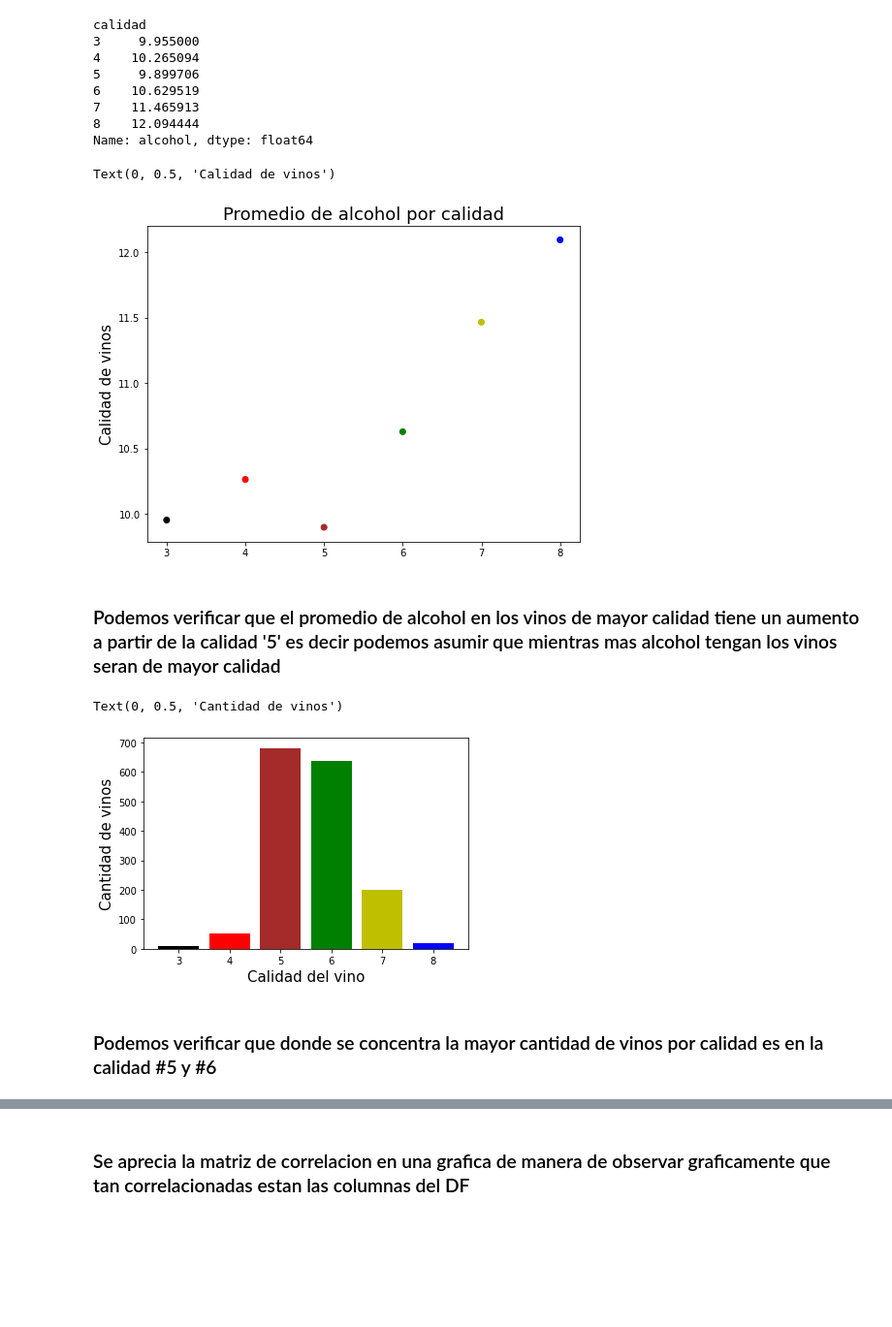
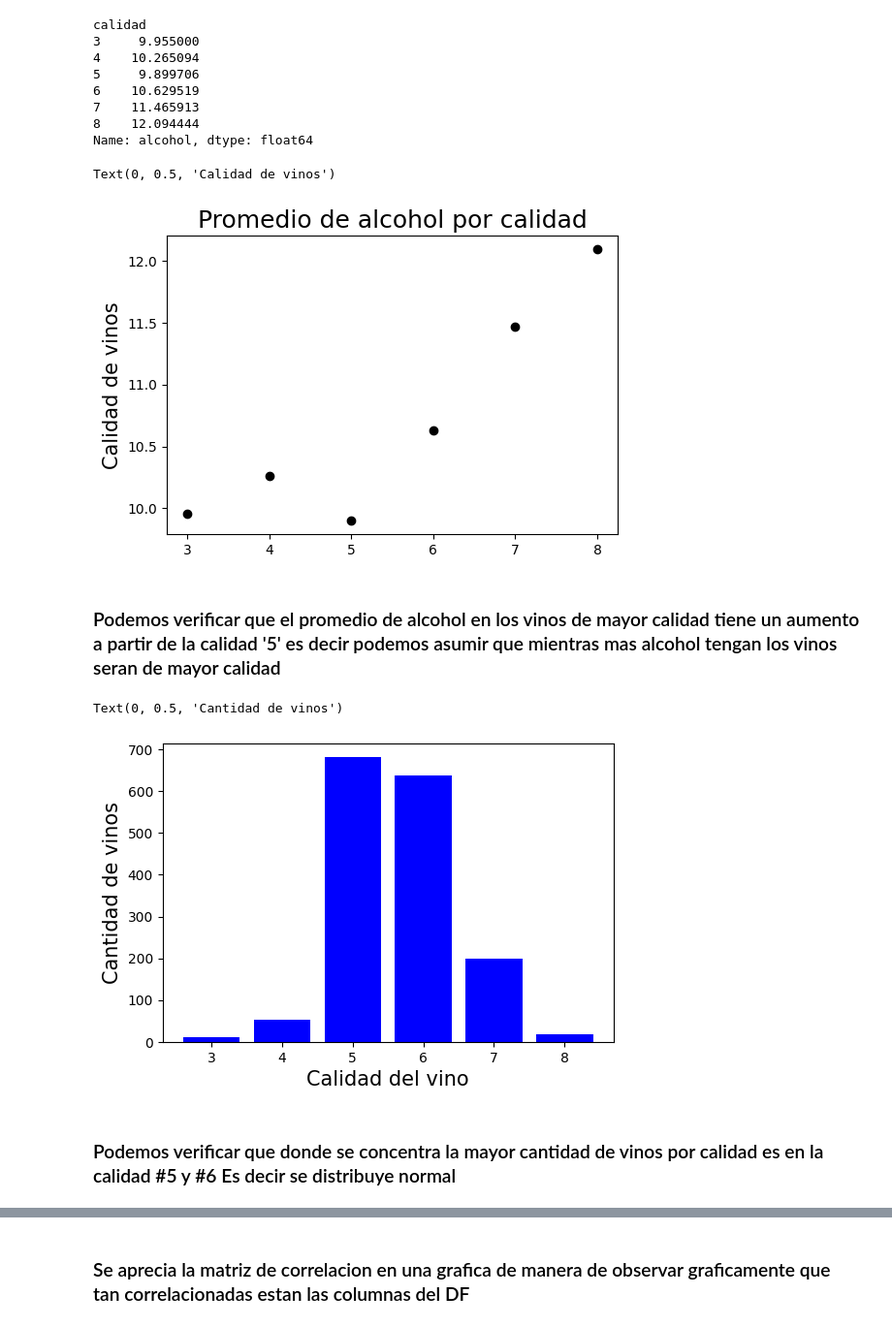
Before and after one commit to gboada23/Comenzando-Data-analyst, a Jupyter notebook: calidad/Calidad del Vino.ipynb, the cells around one changed output, grey strips where cells are left out. Shown at 97% size. Cells and saved outputs as stored; diff of their text form; code cells hidden in the pictures; blank space fills up the shorter version.

```diff
--- a/calidad/Calidad del Vino.ipynb
+++ b/calidad/Calidad del Vino.ipynb
@@ -9,6 +15,6 @@ from sklearn.linear_model import LinearRegression
 # %%
 lista = ['acidez fija', 'acidez volátil' ,'ácido cítrico', 'azúcar residual', 'cloruros', 'anhídrido sulfuroso libre', 'anhídrido sulfuroso total', 'densidad' ,'pH' ,'sulfatos', 'alcohol', 'calidad']
-df = pd.read_csv(r'C:\Users\Admin\Desktop\winequality-red.csv', header=0, names = lista)
+df = pd.read_csv(r'/content/winequality-red.csv', header=0, names = lista)
 df.dtypes
 # %% [output]
 acidez fija                  float64
@@ -37,13 +43,13 @@ calidad
 8    12.094444
 Name: alcohol, dtype: float64
 # %%
-fig, ax = plt.subplots(figsize=(8,6))
-ax.scatter(promedios.index,promedios['alcohol'], color = ['black','r','brown', 'g', 'y', 'b'])
+fig, ax = plt.subplots(figsize=(6,4))
+ax.scatter(promedios.index,promedios['alcohol'], color = ['black'])
 ax.set_title('Promedio de alcohol por calidad', fontsize= 18)
 ax.set_ylabel('Calidad de vinos', fontsize=15)
 # %% [output]
 Text(0, 0.5, 'Calidad de vinos')
-[figure, old version]
+[figure, new version]
 # %% [markdown]
 ### Podemos verificar que el promedio de alcohol en los vinos de mayor calidad tiene un aumento a partir de la calidad '5' es decir podemos asumir que mientras mas alcohol tengan los vinos seran de mayor calidad
 # %%
@@ -52,14 +58,14 @@ X = conteo.index
 Y = conteo
 # %%
 fig, ax = plt.subplots(figsize=(6,4))
-ax.bar(X, Y, color = ['black','r','brown', 'g', 'y', 'b'])
+ax.bar(X, Y, color = ['b'])
 ax.set_xlabel('Calidad del vino', fontsize= 15)
 ax.set_ylabel('Cantidad de vinos', fontsize=15)
 # %% [output]
 Text(0, 0.5, 'Cantidad de vinos')
-[figure, old version]
+[figure, new version]
 # %% [markdown]
-### Podemos verificar que donde se concentra la mayor cantidad de vinos por calidad es en la calidad #5 y #6
+### Podemos verificar que donde se concentra la mayor cantidad de vinos por calidad es en la calidad #5 y #6 Es decir se distribuye normal
 # %%
 plt.figure(figsize=(12,10))
 sns.heatmap(df.corr(), annot=True, vmin = -1, vmax = +1,cmap ='coolwarm')
```
Also changed, not shown: parts of 23 cells of this notebook.
